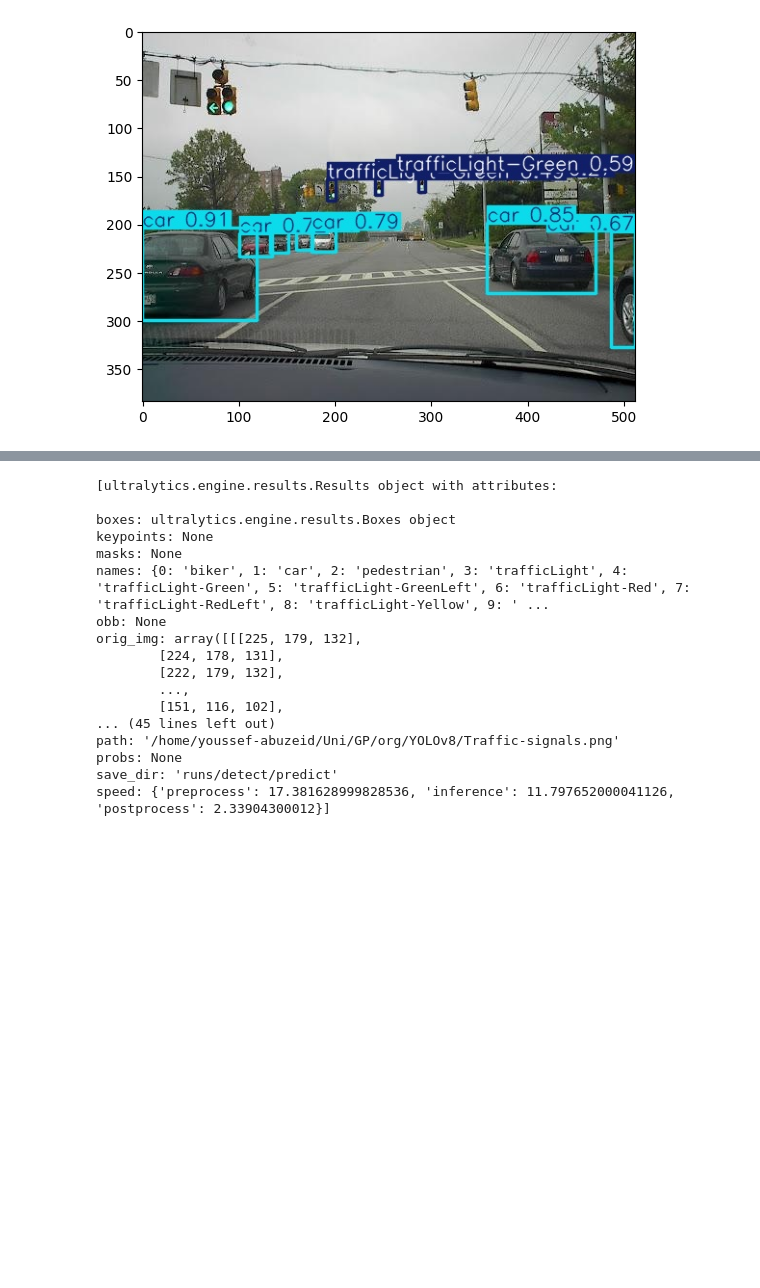
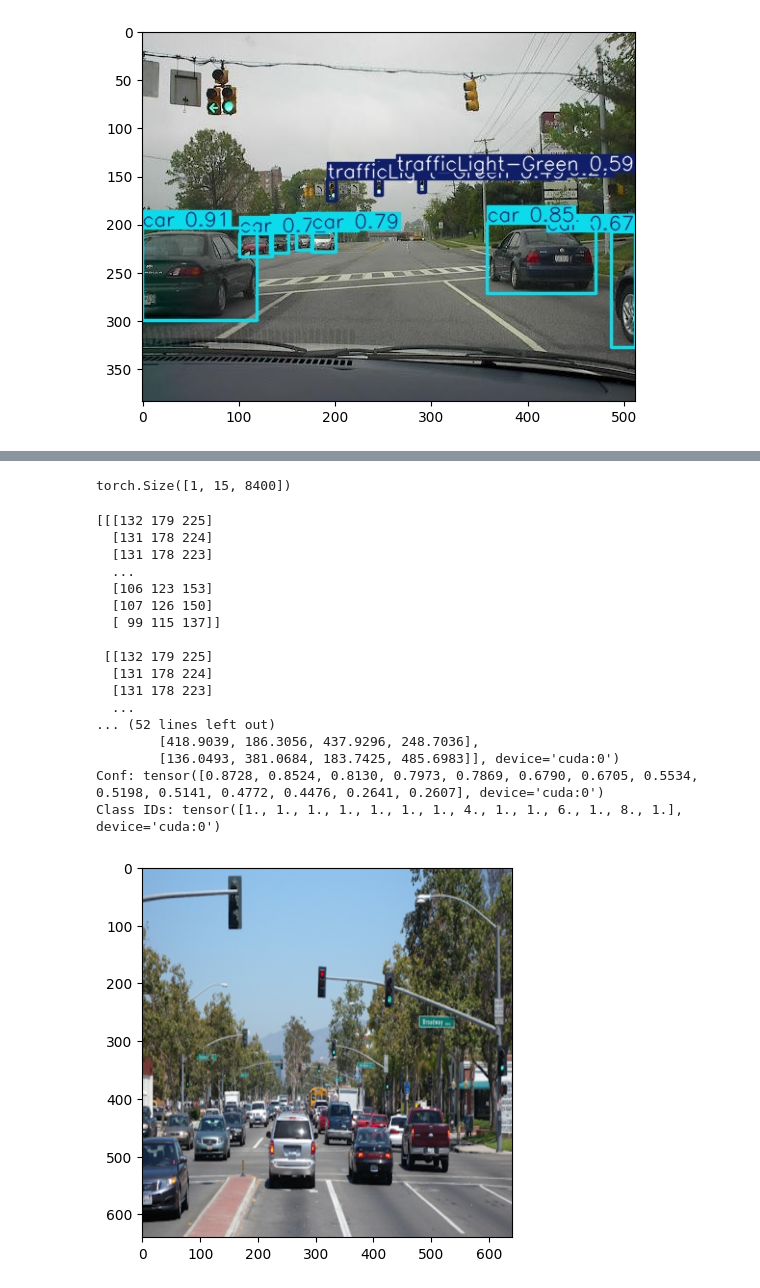
Before and after one commit to Adversarial-Attacks-on-Deeplearning/YOLO, a Jupyter notebook: yolov8/TrainingYOLOv8.ipynb, the cells around one changed output, grey strips where cells are left out. Cells and saved outputs as stored; diff of their text form; code cells hidden in the pictures; blank space fills up the shorter version.

```diff
--- a/yolov8/TrainingYOLOv8.ipynb
+++ b/yolov8/TrainingYOLOv8.ipynb
@@ -140,20 +140,44 @@ RuntimeError: Given groups=1, weight of size [16, 3, 3, 3], expected input[1, 64
-# %%
-print(pred)
-# %% [output]
-[ultralytics.engine.results.Results object with attributes:
-
-boxes: ultralytics.engine.results.Boxes object
-keypoints: None
-masks: None
-names: {0: 'biker', 1: 'car', 2: 'pedestrian', 3: 'trafficLight', 4: 'trafficLight-Green', 5: 'trafficLight-GreenLeft', 6: 'trafficLight-Red', 7: 'trafficLight-RedLeft', 8: 'trafficLight-Yellow', 9: ' ...
-obb: None
-orig_img: array([[[225, 179, 132],
-        [224, 178, 131],
-        [222, 179, 132],
-        ...,
-        [151, 116, 102],
-... (45 lines left out)
-path: '/home/youssef-abuzeid/Uni/GP/org/YOLOv8/Traffic-signals.png'
-probs: None
-save_dir: 'runs/detect/predict'
-speed: {'preprocess': 17.381628999828536, 'inference': 11.797652000041126, 'postprocess': 2.33904300012}]
+# %%
+# Access the tensor inside the tuple
+tensor = raw_tensor[0]
+print(tensor.shape)
+# %% [output]
+torch.Size([1, 15, 8400])
+# %%
+image = cv2.imread("Traffic-signals.png")
+image = cv2.cvtColor(image, cv2.COLOR_BGR2RGB)
+image = cv2.resize(image, (640, 640))  # Resize (but loses aspect ratio)
+image = image / 255.0  # Normalize
+
+print(image)
+import matplotlib.pyplot as plt
+plt.imshow(image)
+preds = loaded_model.predict(image)
+
+for pred in preds :
+    boxes = pred.boxes.xyxy
+    conf = pred.boxes.conf
+    class_id = pred.boxes.cls
+
+print("Boxes:", boxes)
+print("Conf:",conf)
+print("Class IDs:",class_id)
+# %% [output]
+[[[132 179 225]
+  [131 178 224]
+  [131 178 223]
+  ...
+  [106 123 153]
+  [107 126 150]
+  [ 99 115 137]]
+
+ [[132 179 225]
+  [131 178 224]
+  [131 178 223]
+  ...
+... (52 lines left out)
+        [418.9039, 186.3056, 437.9296, 248.7036],
+        [136.0493, 381.0684, 183.7425, 485.6983]], device='cuda:0')
+Conf: tensor([0.8728, 0.8524, 0.8130, 0.7973, 0.7869, 0.6790, 0.6705, 0.5534, 0.5198, 0.5141, 0.4772, 0.4476, 0.2641, 0.2607], device='cuda:0')
+Class IDs: tensor([1., 1., 1., 1., 1., 1., 1., 4., 1., 1., 6., 1., 8., 1.], device='cuda:0')
+[figure, added]
```
Also changed, not shown: parts of 8 cells of this notebook, 2 other files.
